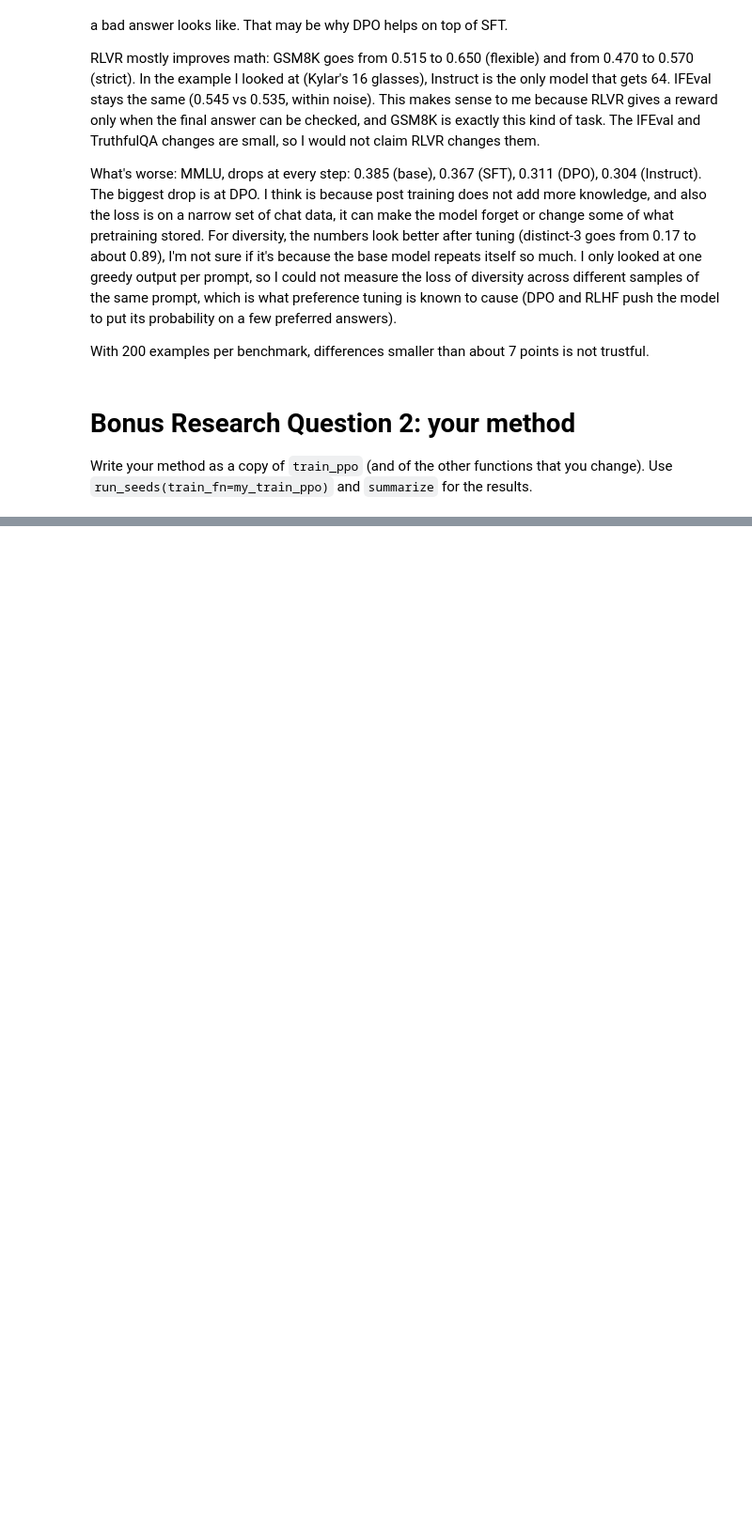
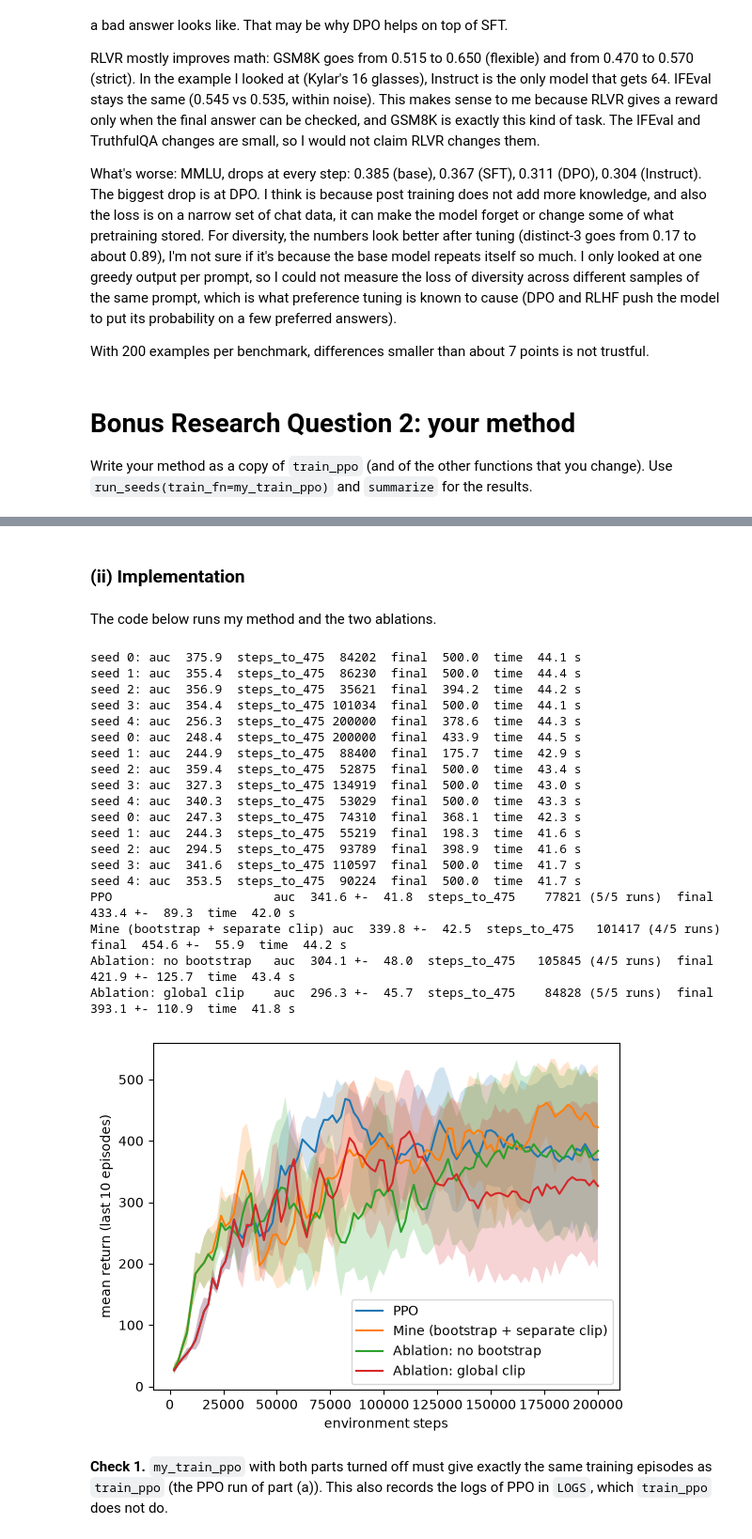
Before and after one commit to tqiu086/521_hw4_q3, a Jupyter notebook: ppo_cartpole.ipynb, the cells around one changed output, grey strips where cells are left out. Shown at 94% size. Saved outputs shown, nothing was run; the diff lists cells and outputs as text; code cells hidden in the pictures; blank space fills up the shorter version.

```diff
--- a/ppo_cartpole.ipynb
+++ b/ppo_cartpole.ipynb
@@ -498,7 +498,3 @@ With 200 examples per benchmark, differences smaller than about 7 points is not
 
 Write your method as a copy of `train_ppo` (and of the other functions that you change).
 Use `run_seeds(train_fn=my_train_ppo)` and `summarize` for the results.
-# %%
-def my_train_ppo(seed, cfg=None, verbose=False, options=None):
-    # TODO: your method
-    raise NotImplementedError
@@ -504,0 +515,2 @@ def my_train_ppo(seed, cfg=None, verbose=False, options=None):
+# %% [markdown]
+### (ii) Implementation
@@ -504,0 +615,37 @@ def my_train_ppo(seed, cfg=None, verbose=False, options=None):
+# %% [markdown]
+The code below runs my method and the two ablations.
+# %%
+import functools
+
+# bootstrap at truncation + separate gradient clipping for actor and critic
+mine = {"bootstrap_trunc": True, "sep_clip": True}
+my_runs = {"PPO": all_runs["PPO"],
+           "Mine (bootstrap + separate clip)": run_seeds(train_fn=functools.partial(my_train_ppo, options={**mine, "tag": "mine"}))}
+# ablations, remove one part at a time
+my_runs["Ablation: no bootstrap"] = run_seeds(train_fn=functools.partial(my_train_ppo, options={**mine, "bootstrap_trunc": False, "tag": "no_boot"}))
+my_runs["Ablation: global clip"] = run_seeds(train_fn=functools.partial(my_train_ppo, options={**mine, "sep_clip": False, "tag": "global_clip"}))
+my_results = {name: summarize(runs, name) for name, runs in my_runs.items()}
+plot_curves(my_runs)
+# %% [output]
+seed 0: auc  375.9  steps_to_475  84202  final  500.0  time  44.1 s
+seed 1: auc  355.4  steps_to_475  86230  final  500.0  time  44.4 s
+seed 2: auc  356.9  steps_to_475  35621  final  394.2  time  44.2 s
+seed 3: auc  354.4  steps_to_475 101034  final  500.0  time  44.1 s
+seed 4: auc  256.3  steps_to_475 200000  final  378.6  time  44.3 s
+seed 0: auc  248.4  steps_to_475 200000  final  433.9  time  44.5 s
+seed 1: auc  244.9  steps_to_475  88400  final  175.7  time  42.9 s
+seed 2: auc  359.4  steps_to_475  52875  final  500.0  time  43.4 s
+seed 3: auc  327.3  steps_to_475 134919  final  500.0  time  43.0 s
+seed 4: auc  340.3  steps_to_475  53029  final  500.0  time  43.3 s
+seed 0: auc  247.3  steps_to_475  74310  final  368.1  time  42.3 s
+seed 1: auc  244.3  steps_to_475  55219  final  198.3  time  41.6 s
+seed 2: auc  294.5  steps_to_475  93789  final  398.9  time  41.6 s
+seed 3: auc  341.6  steps_to_475 110597  final  500.0  time  41.7 s
+seed 4: auc  353.5  steps_to_475  90224  final  500.0  time  41.7 s
+PPO                      auc  341.6 +-  41.8  steps_to_475    77821 (5/5 runs)  final  433.4 +-  89.3  time  42.0 s
+Mine (bootstrap + separate clip) auc  339.8 +-  42.5  steps_to_475   101417 (4/5 runs)  final  454.6 +-  55.9  time  44.2 s
+Ablation: no bootstrap   auc  304.1 +-  48.0  steps_to_475   105845 (4/5 runs)  final  421.9 +- 125.7  time  43.4 s
+Ablation: global clip    auc  296.3 +-  45.7  steps_to_475    84828 (5/5 runs)  final  393.1 +- 110.9  time  41.8 s
+[figure, added]
+# %% [markdown]
+**Check 1.** `my_train_ppo` with both parts turned off must give exactly the same training episodes as `train_ppo` (the PPO run of part (a)). This also records the logs of PPO in `LOGS`, which `train_ppo` does not do.
```
Also changed, not shown: parts of 9 cells of this notebook.
